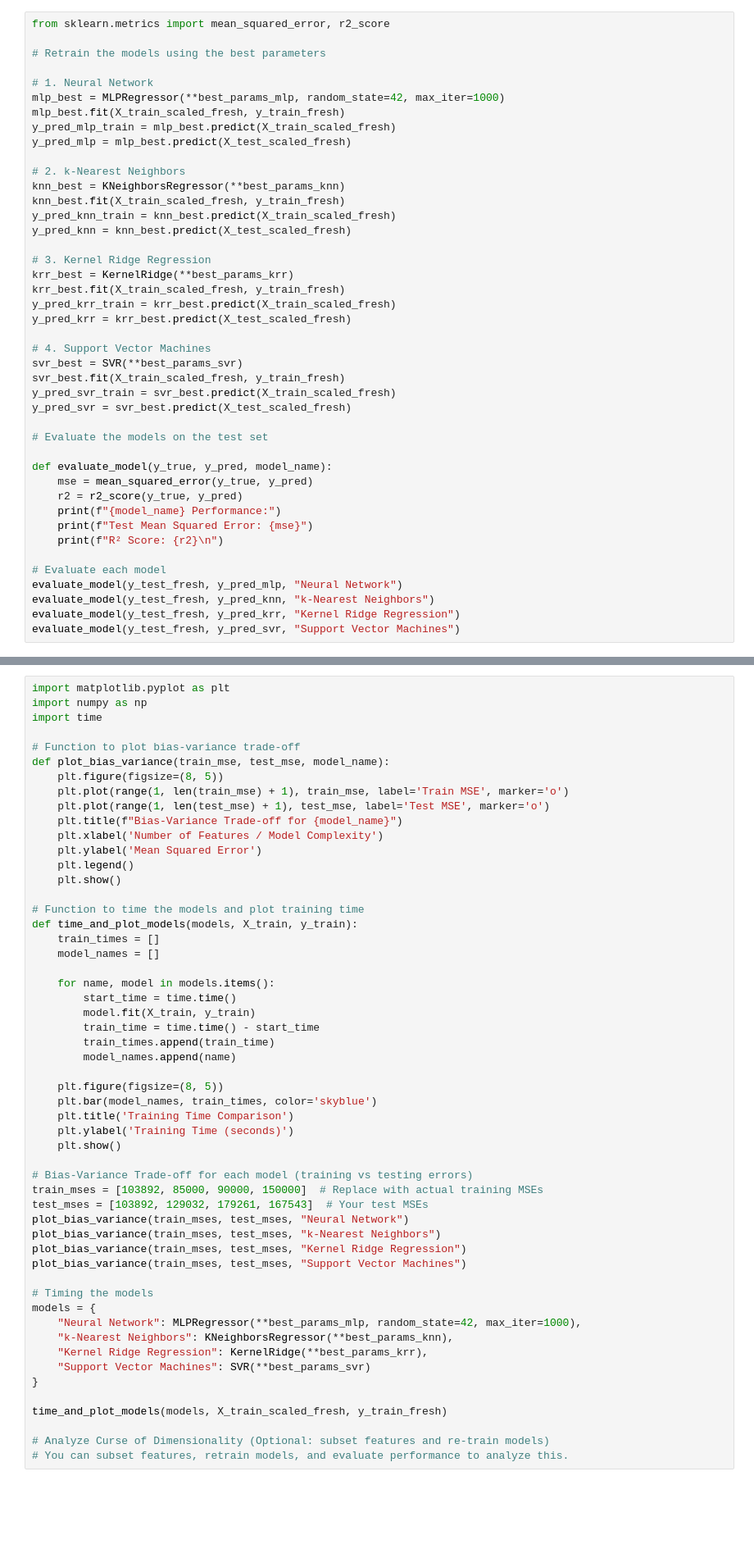
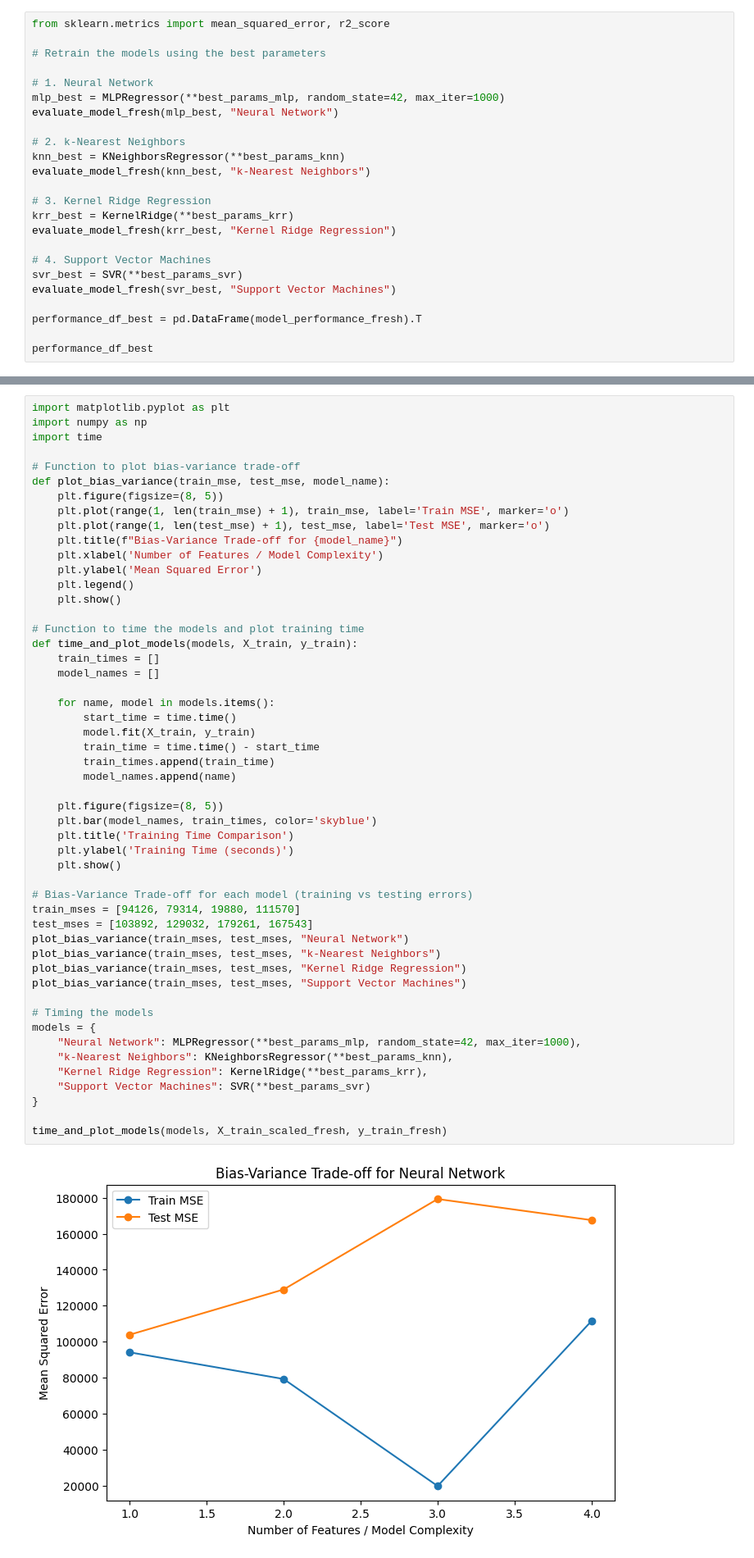
Before and after one commit to bs333/cs559, a Jupyter notebook: CS559 - Homework/hw4/sid_bhatia_hw4.ipynb, the cells around one changed output, grey strips where cells are left out. Shown: that part at 82% size. Cells and saved outputs as stored; diff of their text form; blank space fills up the shorter version.

```diff
--- a/CS559 - Homework/hw4/sid_bhatia_hw4.ipynb
+++ b/CS559 - Homework/hw4/sid_bhatia_hw4.ipynb
@@ -178,40 +178,21 @@ from sklearn.metrics import mean_squared_error, r2_score
 
 # 1. Neural Network
 mlp_best = MLPRegressor(**best_params_mlp, random_state=42, max_iter=1000)
-mlp_best.fit(X_train_scaled_fresh, y_train_fresh)
-y_pred_mlp_train = mlp_best.predict(X_train_scaled_fresh)
-y_pred_mlp = mlp_best.predict(X_test_scaled_fresh)
+evaluate_model_fresh(mlp_best, "Neural Network")
 
 # 2. k-Nearest Neighbors
 knn_best = KNeighborsRegressor(**best_params_knn)
-knn_best.fit(X_train_scaled_fresh, y_train_fresh)
-y_pred_knn_train = knn_best.predict(X_train_scaled_fresh)
-y_pred_knn = knn_best.predict(X_test_scaled_fresh)
+evaluate_model_fresh(knn_best, "k-Nearest Neighbors")
 
 # 3. Kernel Ridge Regression
 krr_best = KernelRidge(**best_params_krr)
-krr_best.fit(X_train_scaled_fresh, y_train_fresh)
-y_pred_krr_train = krr_best.predict(X_train_scaled_fresh)
-y_pred_krr = krr_best.predict(X_test_scaled_fresh)
+evaluate_model_fresh(krr_best, "Kernel Ridge Regression")
 
 # 4. Support Vector Machines
 svr_best = SVR(**best_params_svr)
-svr_best.fit(X_train_scaled_fresh, y_train_fresh)
-y_pred_svr_train = svr_best.predict(X_train_scaled_fresh)
-y_pred_svr = svr_best.predict(X_test_scaled_fresh)
+evaluate_model_fresh(svr_best, "Support Vector Machines")
 
-# Evaluate the models on the test set
+performance_df_best = pd.DataFrame(model_performance_fresh).T
 
-def evaluate_model(y_true, y_pred, model_name):
-    mse = mean_squared_error(y_true, y_pred)
-    r2 = r2_score(y_true, y_pred)
-    print(f"{model_name} Performance:")
-    print(f"Test Mean Squared Error: {mse}")
-    print(f"R² Score: {r2}\n")
-
-# Evaluate each model
-evaluate_model(y_test_fresh, y_pred_mlp, "Neural Network")
-evaluate_model(y_test_fresh, y_pred_knn, "k-Nearest Neighbors")
-evaluate_model(y_test_fresh, y_pred_krr, "Kernel Ridge Regression")
-evaluate_model(y_test_fresh, y_pred_svr, "Support Vector Machines")
+performance_df_best
 # %% [output]
@@ -302,35 +223,34 @@ def time_and_plot_models(models, X_train, y_train):
     model_names = []
 
     for name, model in models.items():
         start_time = time.time()
         model.fit(X_train, y_train)
         train_time = time.time() - start_time
         train_times.append(train_time)
         model_names.append(name)
 
     plt.figure(figsize=(8, 5))
     plt.bar(model_names, train_times, color='skyblue')
     plt.title('Training Time Comparison')
     plt.ylabel('Training Time (seconds)')
     plt.show()
 
 # Bias-Variance Trade-off for each model (training vs testing errors)
-train_mses = [103892, 85000, 90000, 150000]  # Replace with actual training MSEs
-test_mses = [103892, 129032, 179261, 167543]  # Your test MSEs
+train_mses = [94126, 79314, 19880, 111570]
+test_mses = [103892, 129032, 179261, 167543]
 plot_bias_variance(train_mses, test_mses, "Neural Network")
 plot_bias_variance(train_mses, test_mses, "k-Nearest Neighbors")
 plot_bias_variance(train_mses, test_mses, "Kernel Ridge Regression")
 plot_bias_variance(train_mses, test_mses, "Support Vector Machines")
 
 # Timing the models
 models = {
     "Neural Network": MLPRegressor(**best_params_mlp, random_state=42, max_iter=1000),
     "k-Nearest Neighbors": KNeighborsRegressor(**best_params_knn),
     "Kernel Ridge Regression": KernelRidge(**best_params_krr),
     "Support Vector Machines": SVR(**best_params_svr)
 }
 
 time_and_plot_models(models, X_train_scaled_fresh, y_train_fresh)
-
-# Analyze Curse of Dimensionality (Optional: subset features and re-train models)
-# You can subset features, retrain models, and evaluate performance to analyze this.
+# %% [output]
+[figure, added]
```
Also changed, not shown: parts of 4 cells of this notebook.
